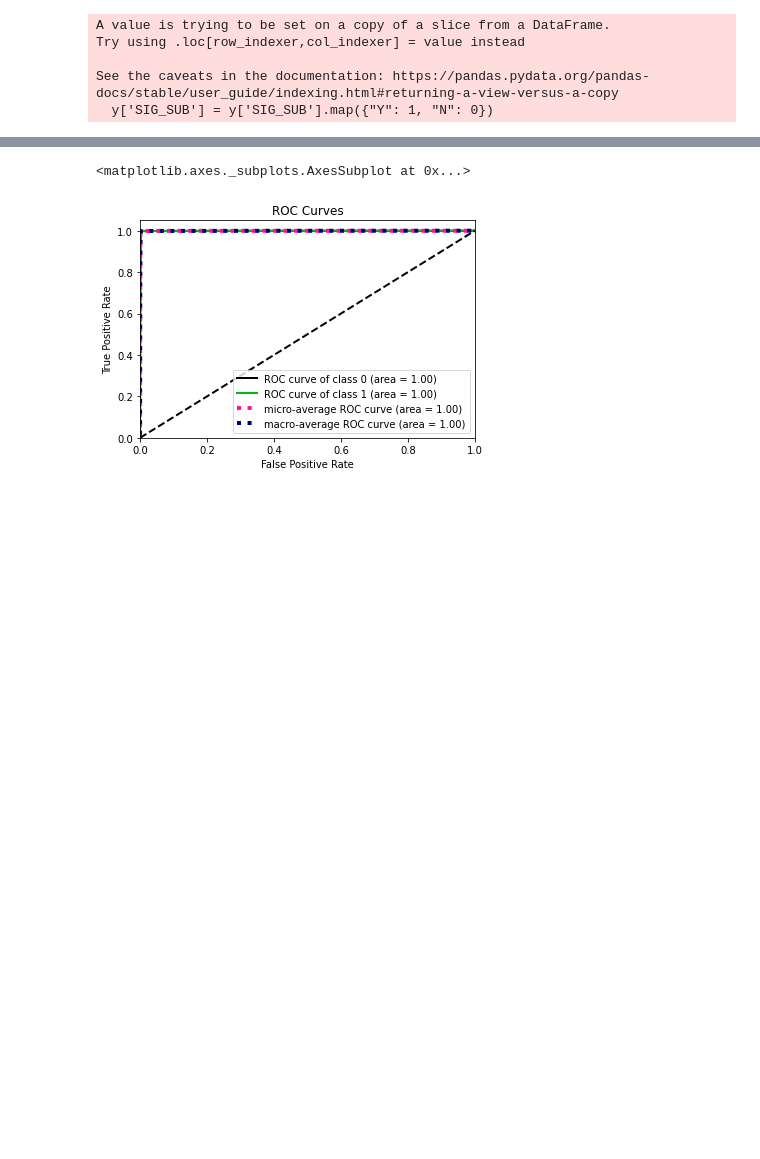
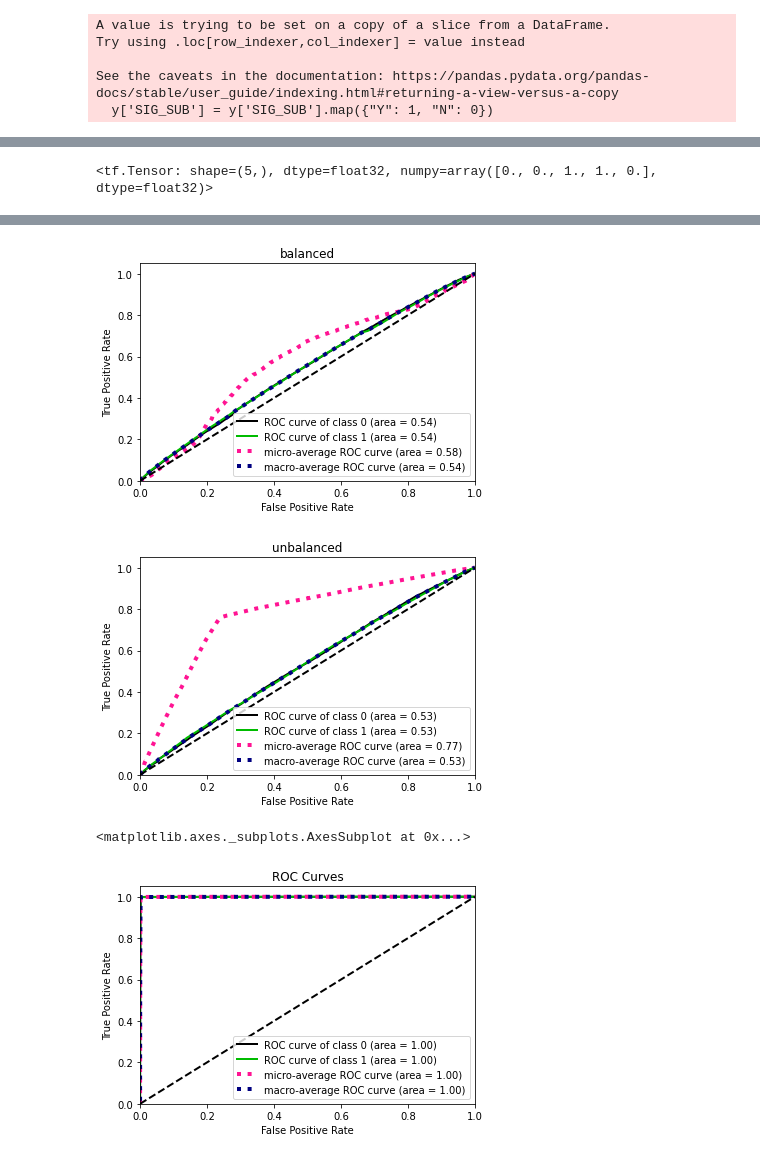
Before and after one commit to jacobdwatters/NIOSH-Project, a Jupyter notebook: SIG_SUB_Classifier.ipynb, the cells around one changed output, grey strips where cells are left out. Drawn from its saved outputs; the diff is of its cells as text; code cells hidden in the pictures; blank space fills up the shorter version.

Commit message:
Update to use keras tuner

```diff
--- a/SIG_SUB_Classifier.ipynb
+++ b/SIG_SUB_Classifier.ipynb
@@ -83,20 +96,26 @@ Try using .loc[row_indexer,col_indexer] = value instead
 See the caveats in the documentation: https://pandas.pydata.org/pandas-docs/stable/user_guide/indexing.html#returning-a-view-versus-a-copy
   y['SIG_SUB'] = y['SIG_SUB'].map({"Y": 1, "N": 0})
 # %%
-# Define which columns should be encoded vs scaled
-columns_to_encode = ['MINE_TYPE', 'COAL_METAL_IND', 'LIKELIHOOD', 'INJ_ILLNESS', 'NEGLIGENCE']
-columns_to_scale  = ['VIOLATOR_VIOLATION_CNT', 'NO_AFFECTED', 'VIOLATOR_INSPECTION_DAY_CNT']
+def encode_and_scale(X):
 
-# Instantiate encoder/scaler
-scaler = StandardScaler()
-ohe = OneHotEncoder(sparse=False)
+    # Define which columns should be encoded vs scaled
+    columns_to_encode = ['MINE_TYPE', 'COAL_METAL_IND']
+    columns_to_scale  = ['VIOLATOR_VIOLATION_CNT', 'VIOLATOR_INSPECTION_DAY_CNT']
 
-# Scale and Encode Separate Columns
-scaled_columns  = scaler.fit_transform(X[columns_to_scale])
-encoded_columns = ohe.fit_transform(X[columns_to_encode])
+    # Instantiate encoder/scaler
+    scaler = StandardScaler()
+    ohe = OneHotEncoder(sparse=False)
 
-# Concatenate (Column-Bind) Processed Columns Back Together
-X_pre = np.concatenate([scaled_columns, encoded_columns], axis=1)
-np.nan_to_num(X_pre, copy=False)
+    # Scale and Encode Separate Columns
+    scaled_columns  = scaler.fit_transform(X[columns_to_scale])
+    encoded_columns = ohe.fit_transform(X[columns_to_encode])
 
-print('Features shape:', X_pre.shape)
+    # Concatenate (Column-Bind) Processed Columns Back Together
+    X_pre = np.concatenate([scaled_columns, encoded_columns], axis=1)
+    np.nan_to_num(X_pre, copy=False)
+
+    cat_mask = np.array([False] * len(scaled_columns) + [True] * len(encoded_columns))
+
+    return X_pre
+
+# print('Features shape:', X_pre.shape)
@@ -105,5 +151,5 @@ Features shape: (1429135, 22)
 # %%
-X_train, X_test, y_train, y_test = train_test_split(X_pre, y, test_size = 0.25, random_state = 0)
+X_train, X_test, y_train, y_test = train_test_split(X, y, test_size = 0.25, random_state = 0)
 
 print('X_train shape:', X_train.shape)
 print('X_test shape:', X_test.shape)
@@ -155,5 +439,17 @@ Epoch 13/120
+# %%
+y1 = tf.convert_to_tensor(np.array([0.2,0,0.7,1,0], dtype=float))
+y2 = tf.convert_to_tensor(np.array([1,1,1,1,0], dtype=float))
+
+#geometric_mean(y1, y2)
+#keras.backend.sqrt(specificity(y1,y2) * sensitivity(y1,y2))
+# %% [output]
+<tf.Tensor: shape=(5,), dtype=float32, numpy=array([0., 0., 1., 1., 0.], dtype=float32)>
 # %%
-y_prob = model.predict(X_test)
-y_pred = y_prob > 0.5
-y_probs = np.column_stack([1-y_prob, y_prob])
+models = {'balanced': model_balanced, 'unbalanced': model_unbalanced}
+
+for model_name, model in models.items():
+    y_prob = model.predict(X_test)
+    y_pred = y_prob > 0.5
+    y_probs = np.column_stack([1-y_prob, y_prob])
+    skplt.metrics.plot_roc(y_test.flatten(), y_probs, title=model_name)
 # %% [output]
@@ -161,3 +458,5 @@ y_probs = np.column_stack([1-y_prob, y_prob])
+[figure, added]
+[figure, added]
 # %%
 skplt.metrics.plot_roc(y_test.to_numpy().flatten(), y_probs)
 # %% [output]
```
Also changed, not shown: parts of 15 cells of this notebook.
